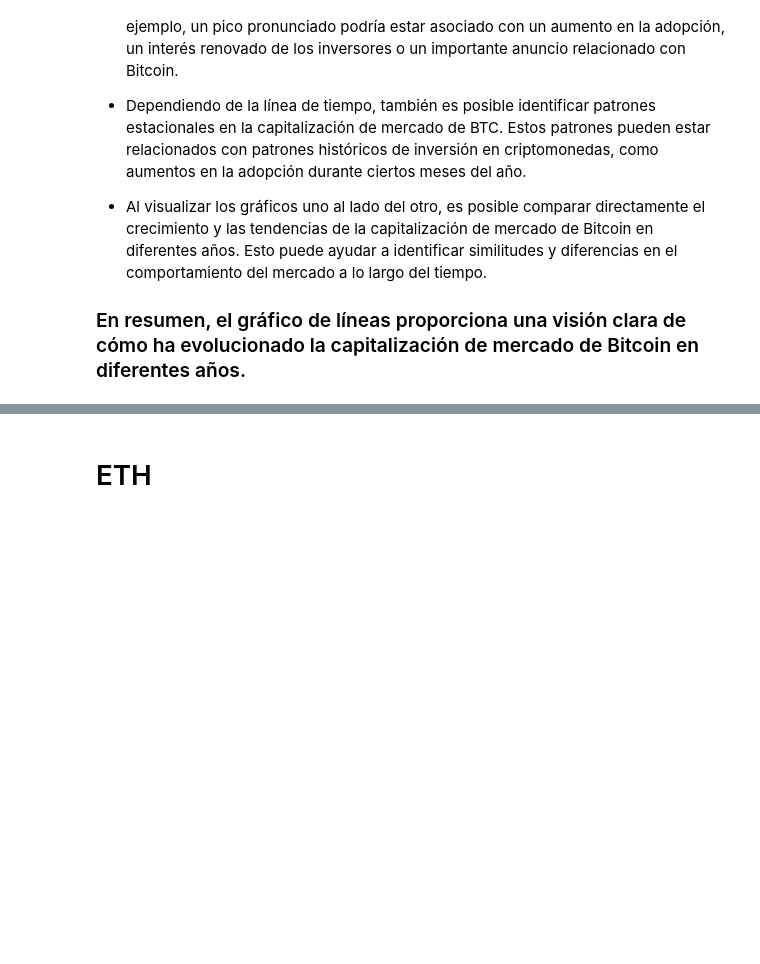
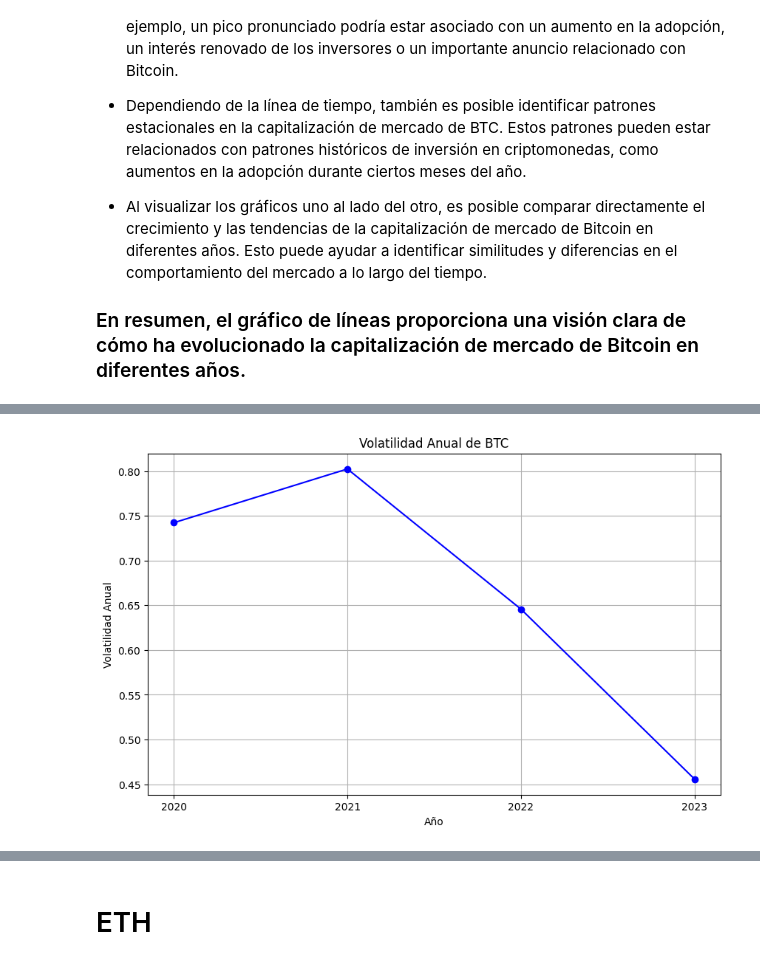
Before and after one commit to Bzetatuc/PI_2_Henry, a Jupyter notebook: EDA/eda.ipynb, the cells around one changed output, grey strips where cells are left out. Saved outputs shown, nothing was run; the diff lists cells and outputs as text; code cells hidden in the pictures; blank space fills up the shorter version.

```diff
--- a/EDA/eda.ipynb
+++ b/EDA/eda.ipynb
@@ -494,0 +497,31 @@ plt.show()
+# %%
+# Asegurarse de que las fechas estén en formato datetime para BTC
+df_btc_2020['date'] = pd.to_datetime(df_btc_2020['date'])
+df_btc_2021['date'] = pd.to_datetime(df_btc_2021['date'])
+df_btc_2022['date'] = pd.to_datetime(df_btc_2022['date'])
+df_btc_2023['date'] = pd.to_datetime(df_btc_2023['date'])
+
+# Crear una lista de DataFrames para BTC
+dfs_btc = [df_btc_2020, df_btc_2021, df_btc_2022, df_btc_2023]
+years = [2020, 2021, 2022, 2023]
+
+# Calcular los rendimientos anuales logarítmicos para BTC y almacenarlos en una lista
+btc_log_returns_annual = []
+
+for df_btc in dfs_btc:
+    df_btc['daily_return'] = df_btc['price'].pct_change()
+    df_btc['log_return'] = np.log(1 + df_btc['daily_return'])
+    btc_log_returns_annual.append(df_btc.groupby(df_btc['date'].dt.year)['log_return'].sum())
+
+# Calcular la volatilidad anual y almacenarla en un DataFrame
+btc_volatility_data = []
+
+for i, df_btc in enumerate(dfs_btc):
+    year = years[i]
+    volatility = df_btc.groupby(df_btc['date'].dt.year)['log_return'].std() * np.sqrt(365)  # Volatilidad anualizada
+    btc_volatility_data.append([year, volatility.iloc[0]])  # Tomar el valor de volatilidad único para el año
+
+btc_volatility_df = pd.DataFrame(btc_volatility_data, columns=['Año', 'Volatilidad BTC'])
+
+# Mostrar el DataFrame de volatilidad para BTC
+btc_volatility_df
@@ -494,0 +551,16 @@ plt.show()
+# %%
+
+
+plt.figure(figsize=(10, 6))
+plt.plot(btc_volatility_df['Año'], btc_volatility_df['Volatilidad BTC'], marker='o', color='blue')
+
+plt.xlabel('Año')
+plt.ylabel('Volatilidad Anual')
+plt.title('Volatilidad Anual de BTC')
+plt.grid(True)
+
+plt.xticks(btc_volatility_df['Año'])
+
+plt.show()
+# %% [output]
+[figure, added]
```
Also changed, not shown: parts of 29 cells of this notebook, 6 other files.
